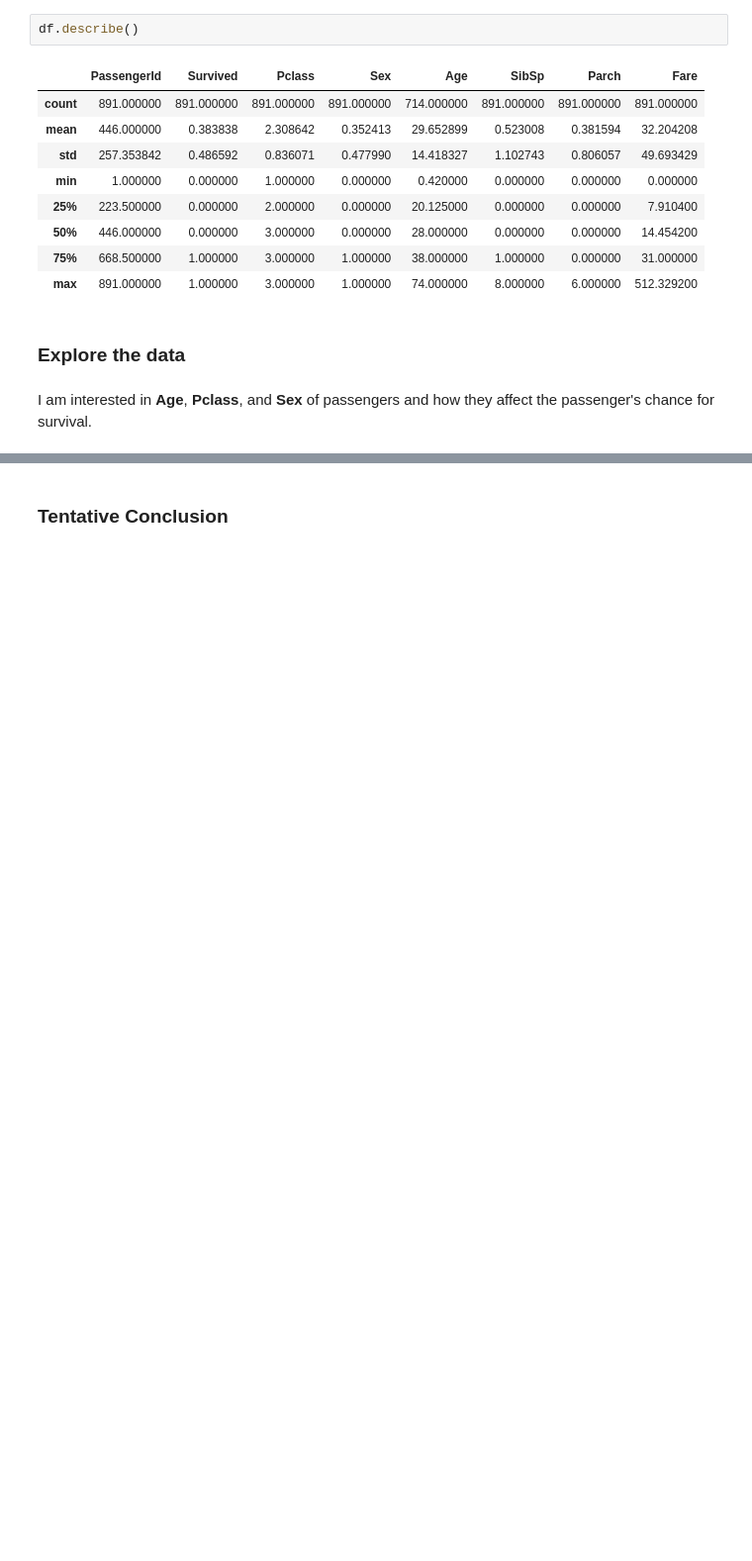
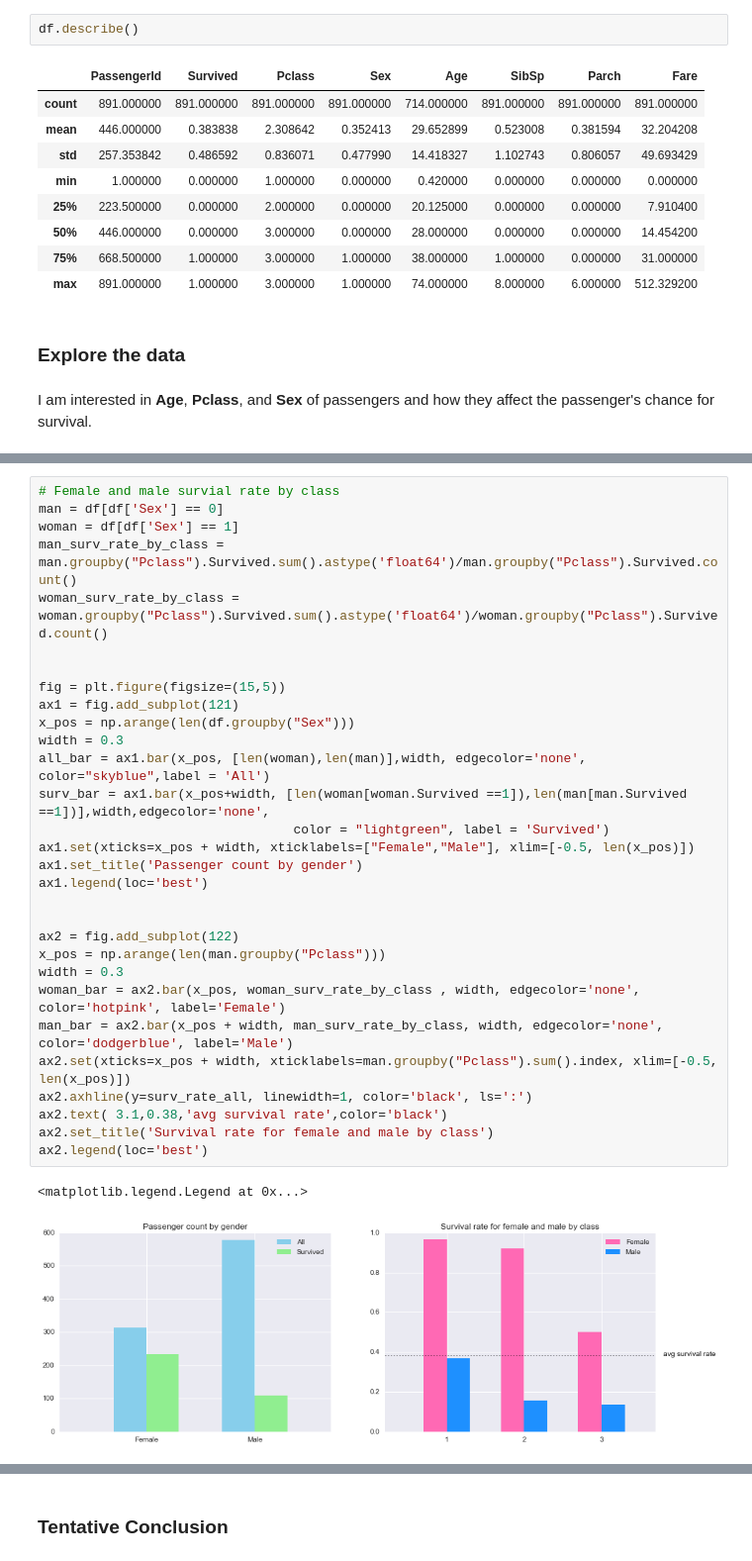
Before and after one commit to minjiecode/titanic_data, a Jupyter notebook: titanic_data.ipynb, the cells around one changed output, grey strips where cells are left out. Shown: that part at 99% size. Drawn from its saved outputs; the diff is of its cells as text; blank space fills up the shorter version.

```diff
--- a/titanic_data.ipynb
+++ b/titanic_data.ipynb
@@ -445,0 +394,33 @@ We had a question ealier that if the reason for worse survival rate for male is
+# %%
+# Female and male survial rate by class
+man = df[df['Sex'] == 0]
+woman = df[df['Sex'] == 1]
+man_surv_rate_by_class = man.groupby("Pclass").Survived.sum().astype('float64')/man.groupby("Pclass").Survived.count()
+woman_surv_rate_by_class = woman.groupby("Pclass").Survived.sum().astype('float64')/woman.groupby("Pclass").Survived.count()
+
+
+fig = plt.figure(figsize=(15,5))
+ax1 = fig.add_subplot(121)
+x_pos = np.arange(len(df.groupby("Sex")))
+width = 0.3
+all_bar = ax1.bar(x_pos, [len(woman),len(man)],width, edgecolor='none', color="skyblue",label = 'All')
+surv_bar = ax1.bar(x_pos+width, [len(woman[woman.Survived ==1]),len(man[man.Survived ==1])],width,edgecolor='none',
+                                 color = "lightgreen", label = 'Survived')
+ax1.set(xticks=x_pos + width, xticklabels=["Female","Male"], xlim=[-0.5, len(x_pos)])
+ax1.set_title('Passenger count by gender')
+ax1.legend(loc='best')
+
+
+ax2 = fig.add_subplot(122)
+x_pos = np.arange(len(man.groupby("Pclass")))
+width = 0.3
+woman_bar = ax2.bar(x_pos, woman_surv_rate_by_class , width, edgecolor='none', color='hotpink', label='Female')
+man_bar = ax2.bar(x_pos + width, man_surv_rate_by_class, width, edgecolor='none', color='dodgerblue', label='Male')
+ax2.set(xticks=x_pos + width, xticklabels=man.groupby("Pclass").sum().index, xlim=[-0.5, len(x_pos)])
+ax2.axhline(y=surv_rate_all, linewidth=1, color='black', ls=':')
+ax2.text( 3.1,0.38,'avg survival rate',color='black')
+ax2.set_title('Survival rate for female and male by class')
+ax2.legend(loc='best')
+# %% [output]
+<matplotlib.legend.Legend at 0x...>
+[figure, added]
```
Also changed, not shown: parts of 58 cells of this notebook.
